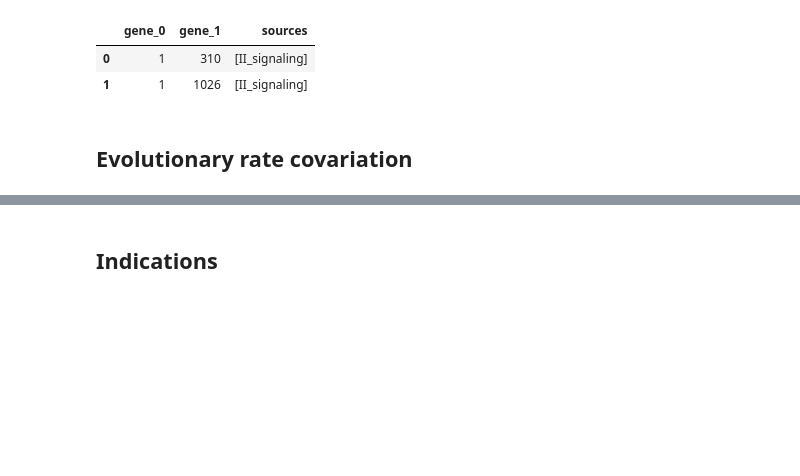
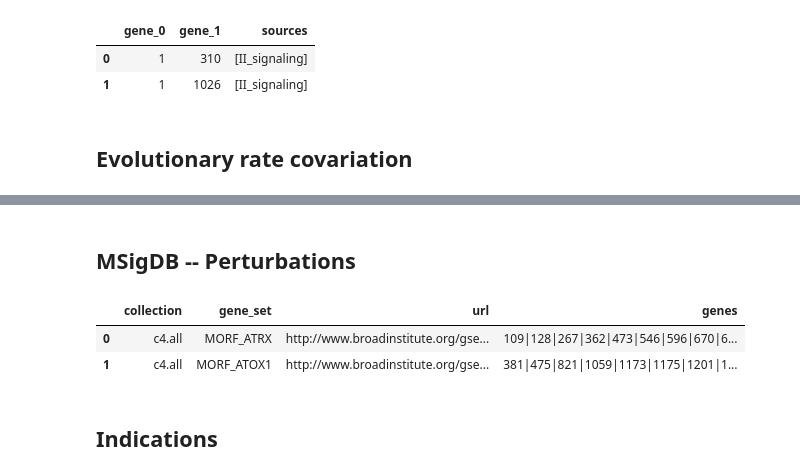
Before and after one commit to dhimmel/integrate, a Jupyter notebook: integrate.ipynb, the cells around one changed output, grey strips where cells are left out. Saved outputs shown, nothing was run; the diff lists cells and outputs as text; code cells hidden in the pictures; blank space fills up the shorter version.

Commit message:
Added msigdb perturbations and chemical similarity between compounds

```diff
--- a/integrate.ipynb
+++ b/integrate.ipynb
@@ -256,3 +272,14 @@ for i, row in erc_df.iterrows():
     source_id = 'gene', row.source_entrez
     target_id = 'gene', row.target_entrez
     graph.add_edge(source_id, target_id, 'evolution', 'both')
+# %% [markdown]
+## MSigDB -- Perturbations
+# %%
+commit = 'e8d73491d6b6e8860b73c641dd05d7db1b749467'
+url = rawgit('dhimmel', 'msigdb', commit, 'data/msigdb_v5.0.tsv')
+msigdb_df = pandas.read_table(url)
+msigdb_df.head(2)
+# %% [output]
+|  | collection | gene_set | url | genes |
+| 0 | c4.all | MORF_ATRX | http://www.broadinstitute.org/gse... | 109|128|267|362|473|546|596|670|6... |
+| 1 | c4.all | MORF_ATOX1 | http://www.broadinstitute.org/gse... | 381|475|821|1059|1173|1175|1201|1... |
```
Also changed, not shown: parts of 8 cells of this notebook.
